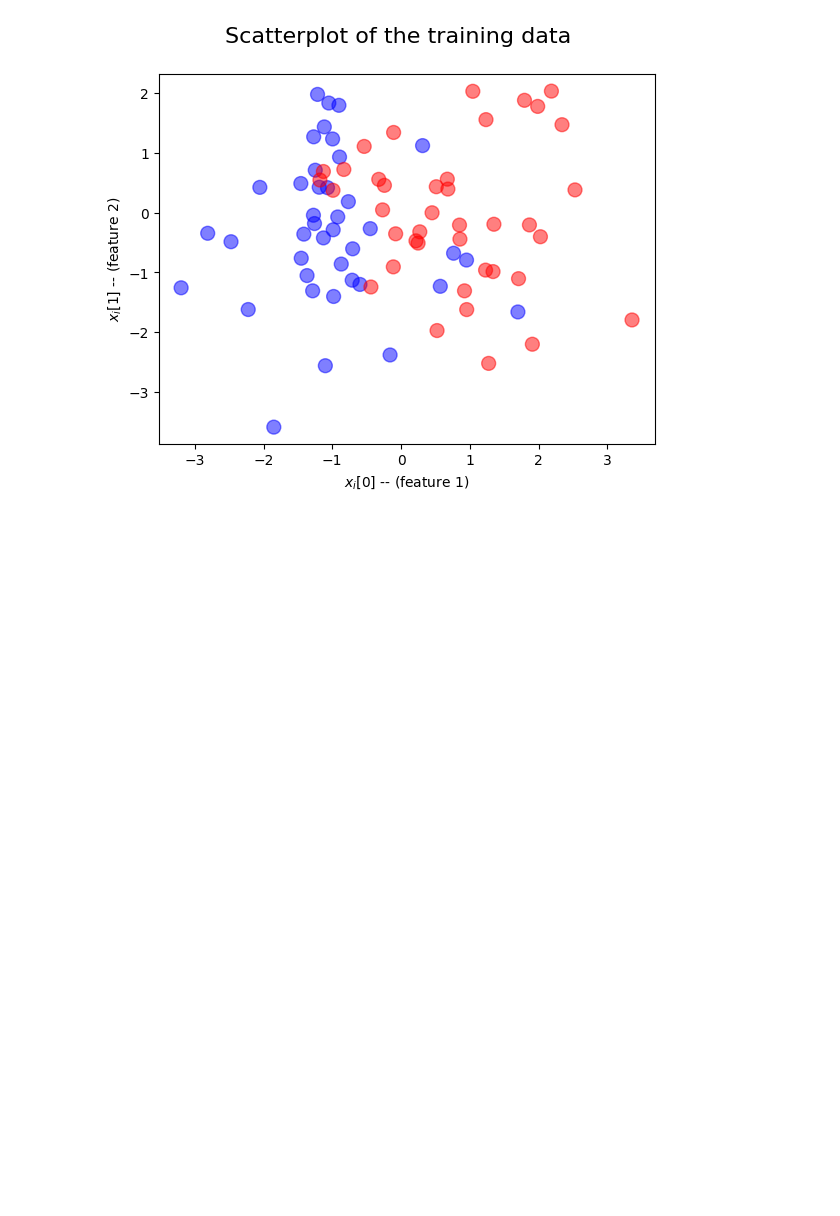
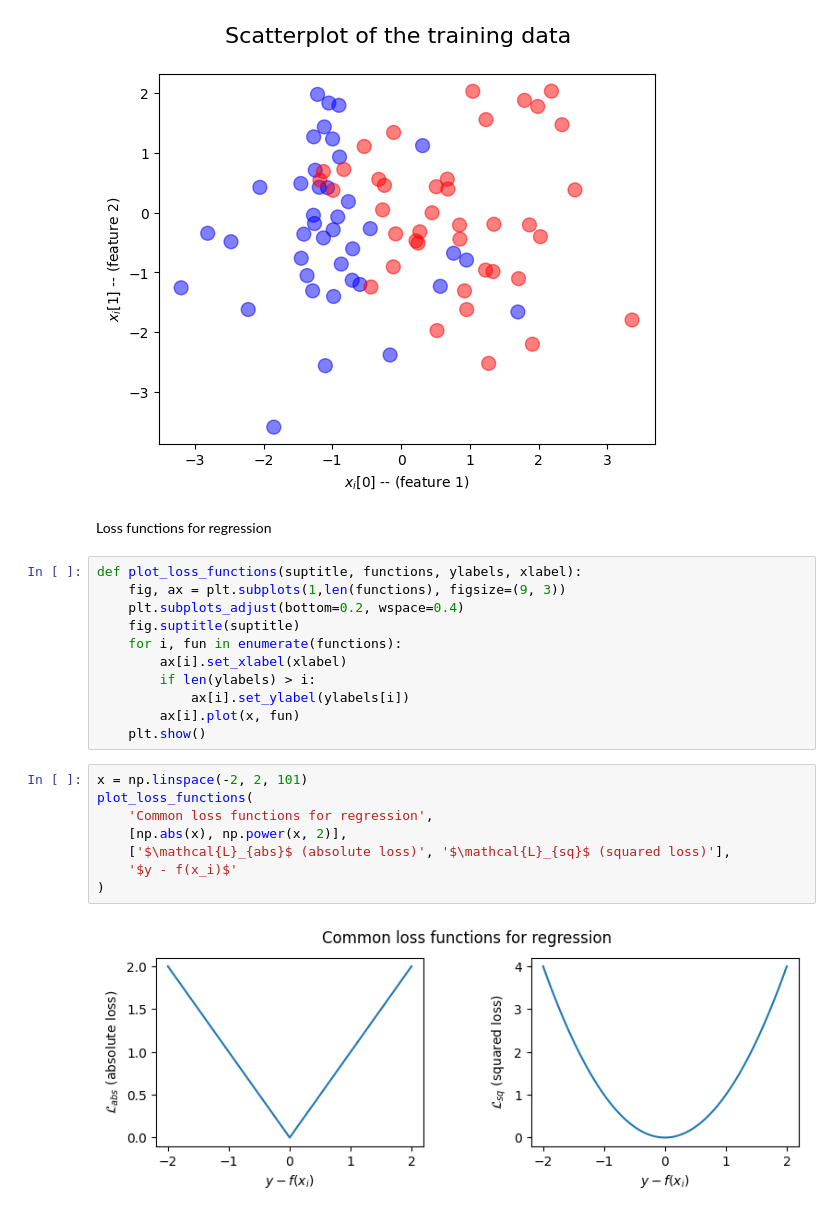
Before and after one commit to jsandtangen/Anvendt-AI---Deep-Learning, a Jupyter notebook: NeuralNetworks/Framework/01-Framework.ipynb, the cells around one changed output. Cells and saved outputs as stored; diff of their text form; blank space fills up the shorter version.

```diff
--- a/NeuralNetworks/Framework/01-Framework.ipynb
+++ b/NeuralNetworks/Framework/01-Framework.ipynb
@@ -34,3 +34,26 @@ plot_dataset('Scatterplot of the training data', train_x, train_labels)
 plt.show()
 # %% [output]
 [figure]
+# %% [markdown]
+Loss functions for regression
+# %%
+def plot_loss_functions(suptitle, functions, ylabels, xlabel):
+    fig, ax = plt.subplots(1,len(functions), figsize=(9, 3))
+    plt.subplots_adjust(bottom=0.2, wspace=0.4)
+    fig.suptitle(suptitle)
+    for i, fun in enumerate(functions):
+        ax[i].set_xlabel(xlabel)
+        if len(ylabels) > i:
+            ax[i].set_ylabel(ylabels[i])
+        ax[i].plot(x, fun)
+    plt.show()
+# %%
+x = np.linspace(-2, 2, 101)
+plot_loss_functions(
+    'Common loss functions for regression',
+    [np.abs(x), np.power(x, 2)],
+    ['$\mathcal{L}_{abs}$ (absolute loss)', '$\mathcal{L}_{sq}$ (squared loss)'],
+    '$y - f(x_i)$'
+)
+# %% [output]
+[figure, added]
```
Also changed, not shown: parts of 3 cells of this notebook.
